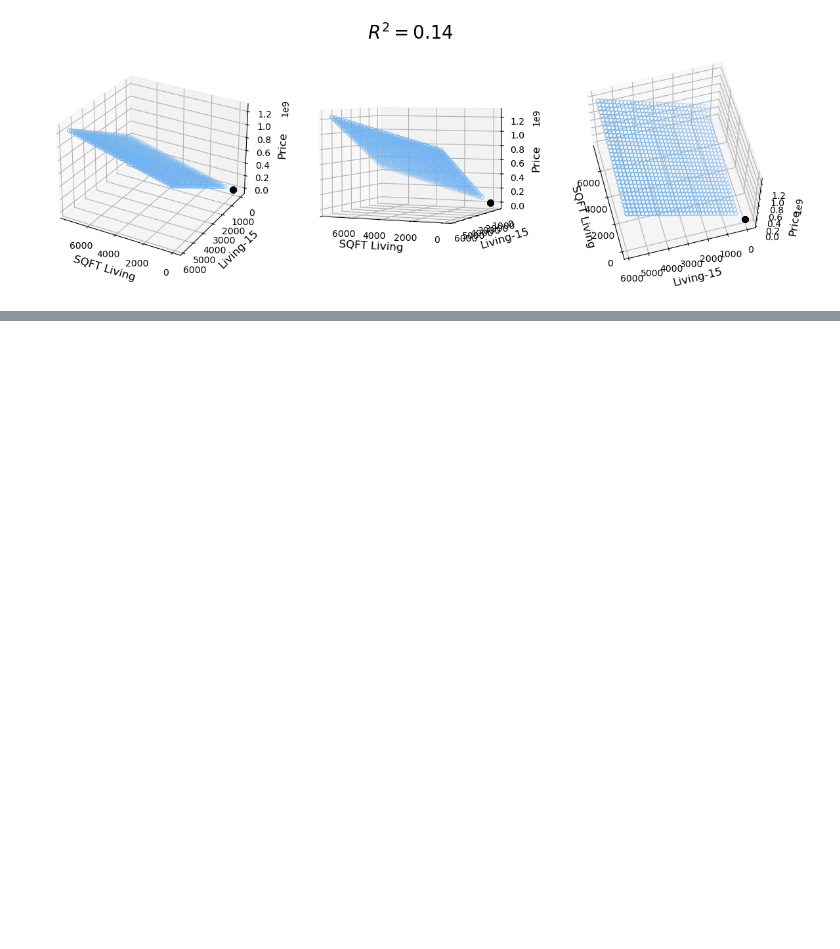
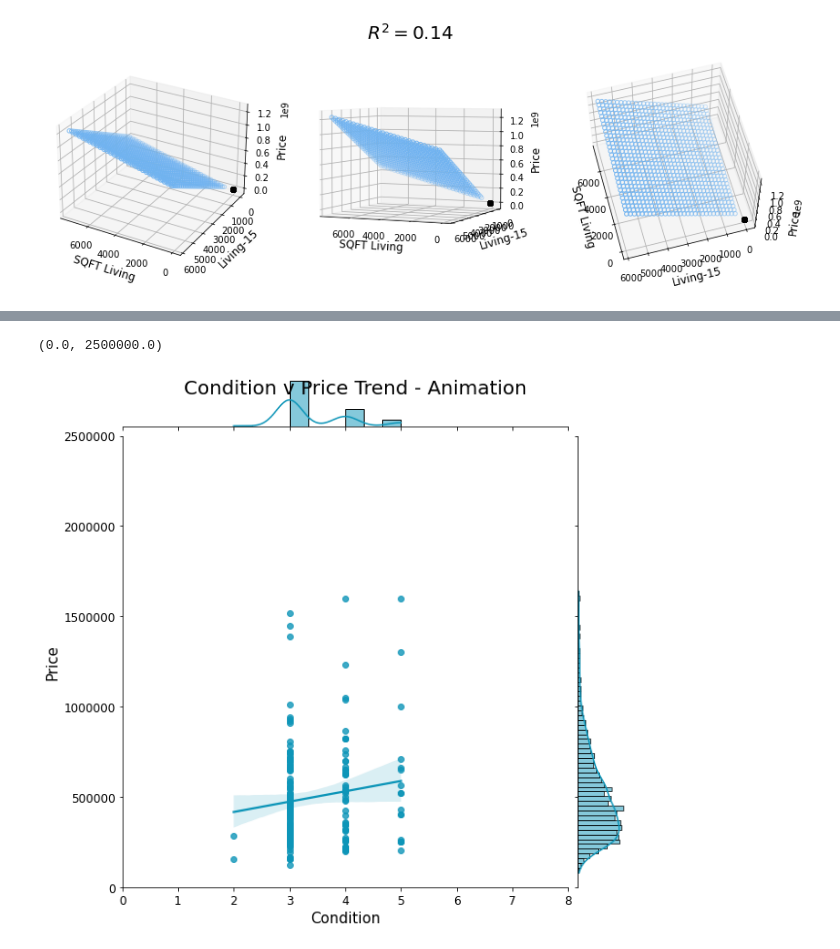
Before and after one commit to jnhoogstra/bsc-phase-two-project, a Jupyter notebook: notebooks/exploratory/elliott/Copy_of_Jakes.ipynb, the cells around one changed output, grey strips where cells are left out. Cells and saved outputs as stored; diff of their text form; code cells hidden in the pictures; blank space fills up the shorter version.

```diff
--- a/notebooks/exploratory/elliott/Copy_of_Jakes.ipynb
+++ b/notebooks/exploratory/elliott/Copy_of_Jakes.ipynb
@@ -252,0 +273,13 @@ plt.ylim(0,1000000)
+# %%
+sns.jointplot(x= X_train2["condition"].sample(n=200, random_state=42), y=y_train2['price'],
+              kind="reg", color="#0D95B8", height=8, ratio=8)
+plt.suptitle("Condition v Price Trend - Animation", fontsize=20)
+plt.xlabel("Condition", fontsize=15)
+plt.ylabel("Price", fontsize=15)
+plt.tick_params(labelsize=12)
+plt.ticklabel_format(style='plain')
+plt.xlim(0,8)
+plt.ylim(0,2500000)
+# %% [output]
+(0.0, 2500000.0)
+[figure, added]
```
Also changed, not shown: parts of 14 cells of this notebook.
